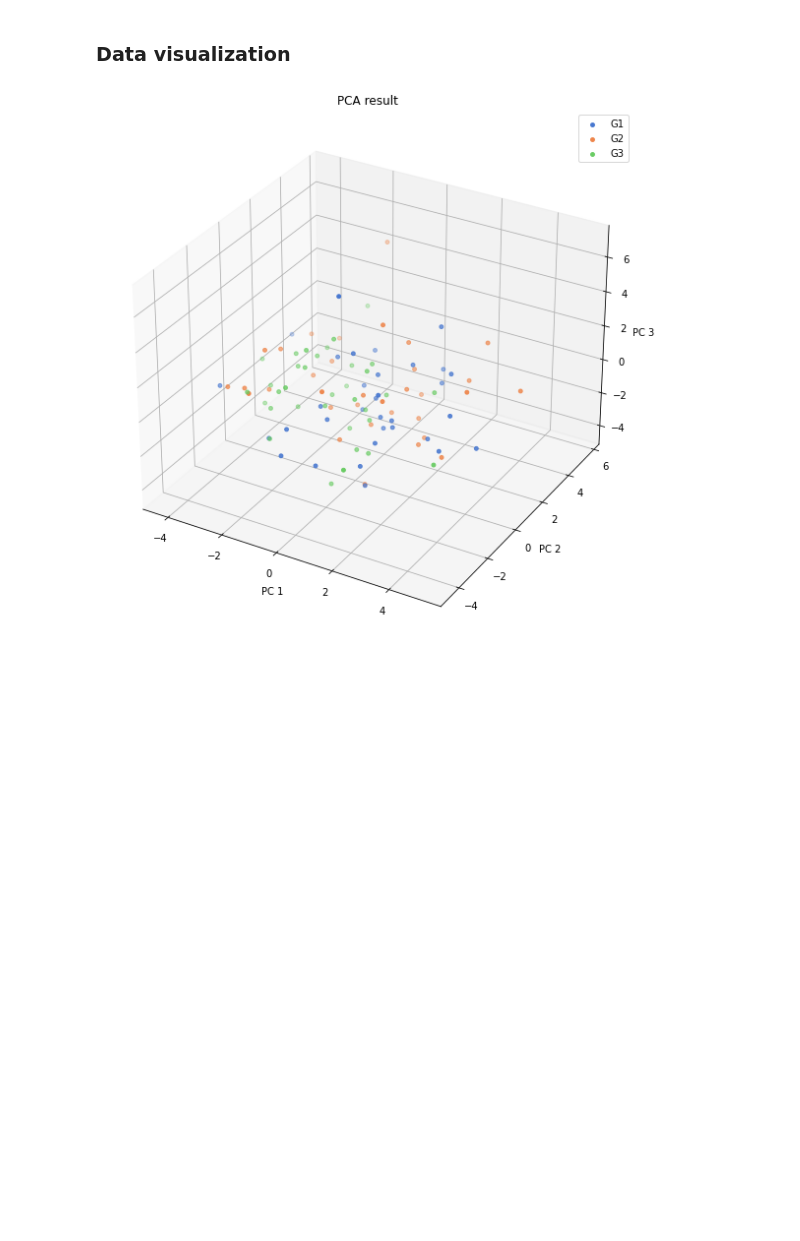
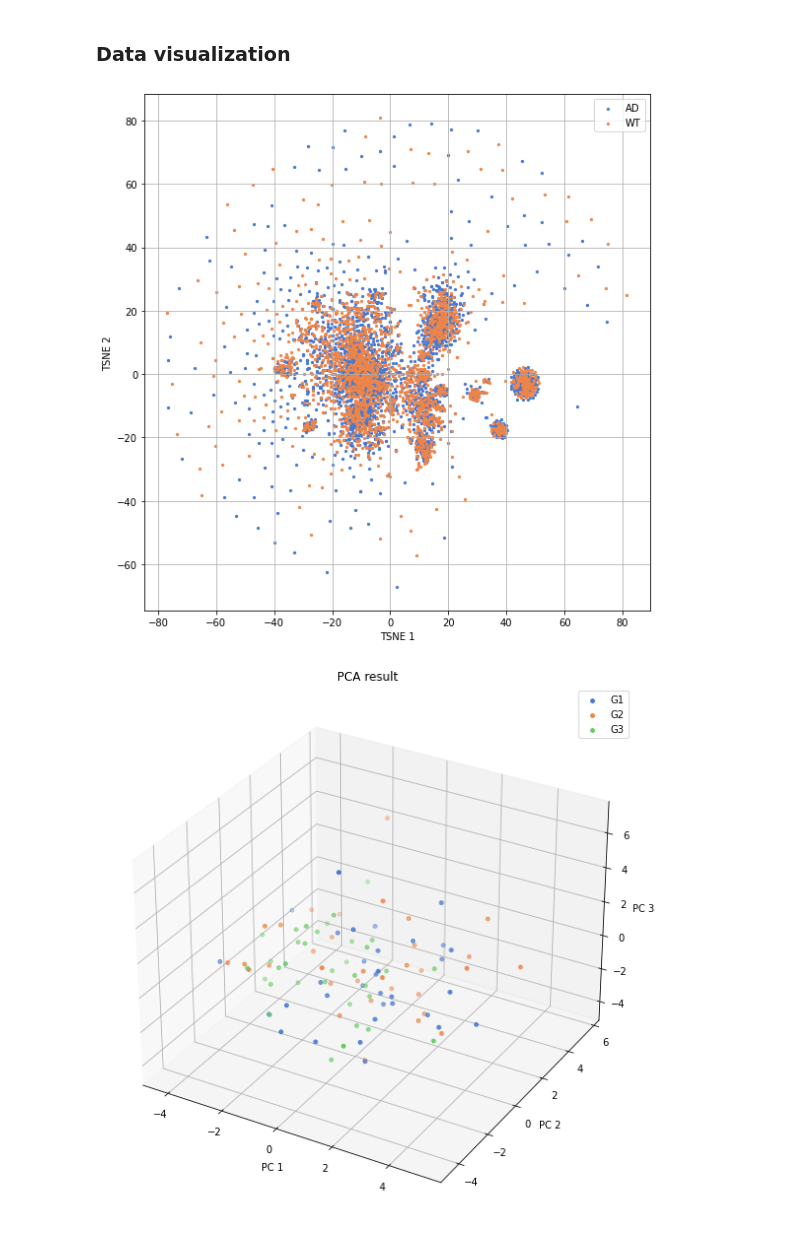
Before and after one commit to qwerty239qwe/scTenifoldpy, a Jupyter notebook: docs/source/1_data.ipynb, the cells around one changed output. Cells and saved outputs as stored; diff of their text form; code cells hidden in the pictures; blank space fills up the shorter version.

```diff
--- a/docs/source/1_data.ipynb
+++ b/docs/source/1_data.ipynb
@@ -50,3 +70,14 @@ from scTenifold.plotting import plot_embedding
+# %%
+# AD = AD_datasets["AD"].rename(columns={c: f"{c}_AD" for c in AD_datasets["AD"].columns})
+WT = AD_datasets["WT"].rename(columns={c: f"AD_{i + 1}" if i < 2422 else f"WT_{i - 2421}" for i, c in enumerate(AD_datasets["WT"].columns)})
+# %%
+merged = np.log2(WT + 1)
+
+plot_embedding(merged,
+               groups={"AD": WT.columns[WT.columns.str.match("AD")], "WT": WT.columns[WT.columns.str.match("WT")]},
+               method="TSNE", size=5)
+# %% [output]
+[figure, added]
 # %%
 plot_embedding(sim_data, groups={"G1": sim_data.columns.to_list()[:33],
                                 "G2": sim_data.columns.to_list()[33:66],
```
Also changed, not shown: parts of 6 cells of this notebook, 16 other files.
